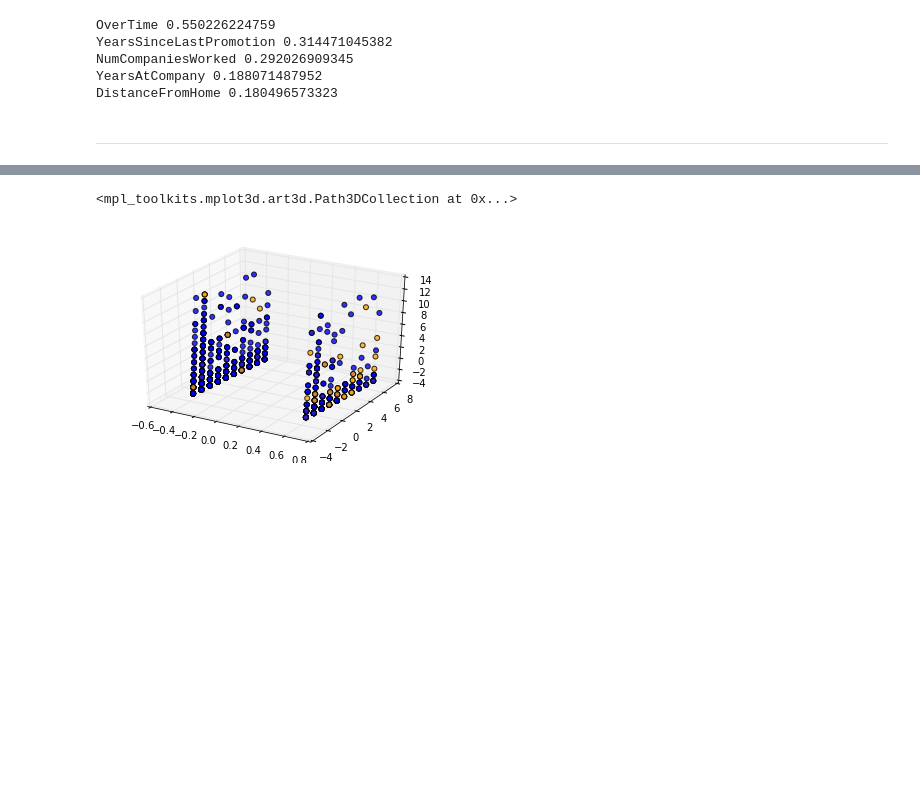
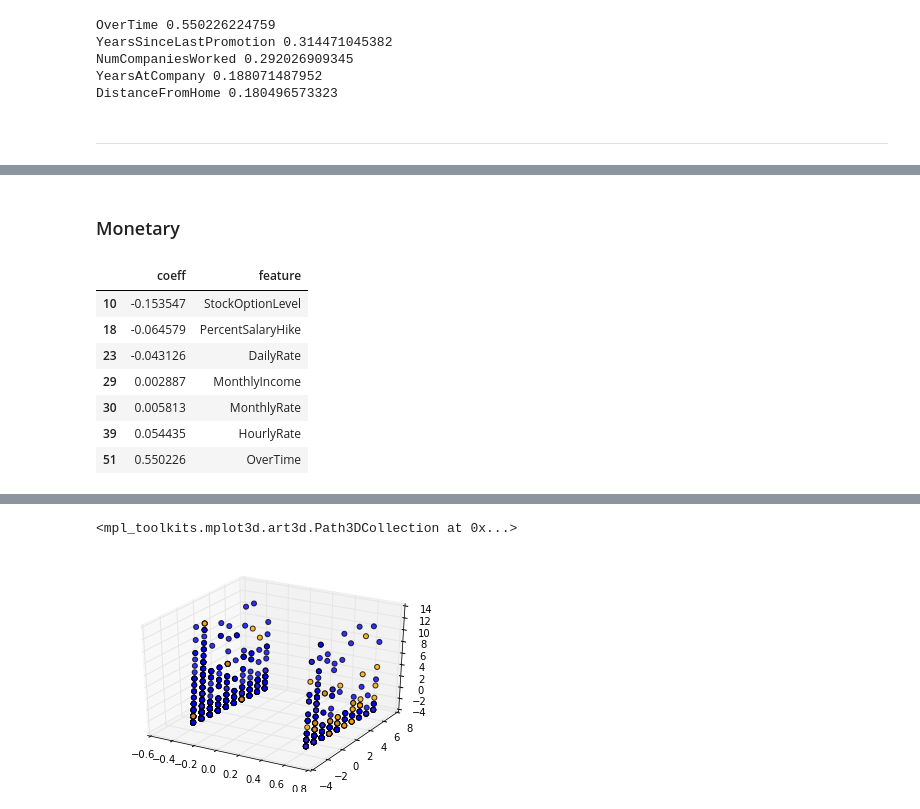
Before and after one commit to LillyanPan/AttritionAnalysis, a Jupyter notebook: SVM.ipynb, the cells around one changed output, grey strips where cells are left out. Saved outputs shown, nothing was run; the diff lists cells and outputs as text; code cells hidden in the pictures; blank space fills up the shorter version.

```diff
--- a/SVM.ipynb
+++ b/SVM.ipynb
@@ -237,0 +217,15 @@ DistanceFromHome 0.180496573323
+# %% [markdown]
+### Monetary
+# %%
+monetary = svc_df[svc_df['feature'].isin(['DailyRate','HourlyRate',
+'MonthlyIncome', 'MonthlyRate', 'PercentSalaryHike', 'StockOptionLevel', "OverTime"])]
+monetary
+# %% [output]
+|  | coeff | feature |
+| 10 | -0.153547 | StockOptionLevel |
+| 18 | -0.064579 | PercentSalaryHike |
+| 23 | -0.043126 | DailyRate |
+| 29 | 0.002887 | MonthlyIncome |
+| 30 | 0.005813 | MonthlyRate |
+| 39 | 0.054435 | HourlyRate |
+| 51 | 0.550226 | OverTime |
```
Also changed, not shown: parts of 13 cells of this notebook.
